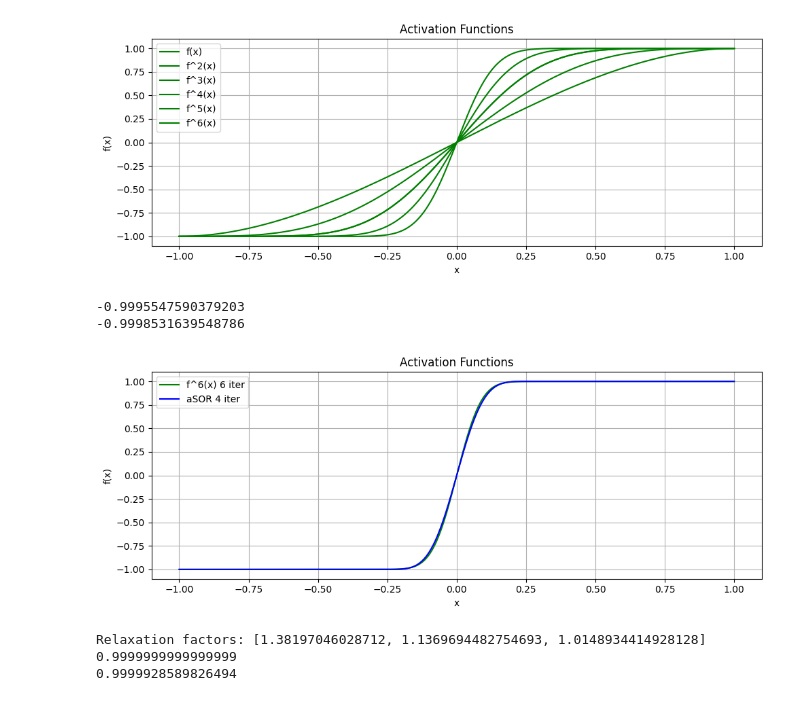
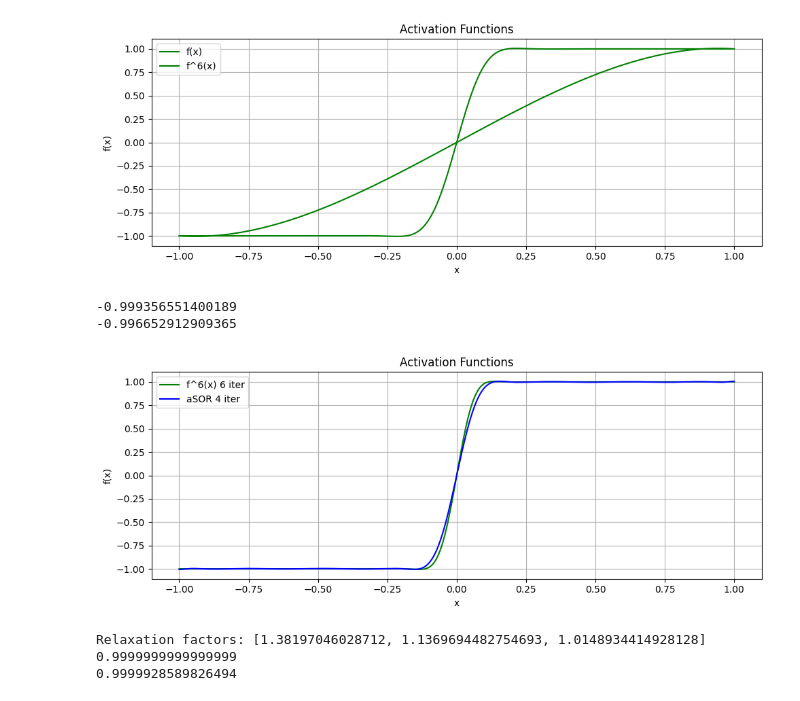
Before and after one commit to haozetao/ckks_llm, a Jupyter notebook: python/nonlinear.ipynb, the cells around one changed output. Saved outputs shown, nothing was run; the diff lists cells and outputs as text; code cells hidden in the pictures.

```diff
--- a/python/nonlinear.ipynb
+++ b/python/nonlinear.ipynb
@@ -1,39 +1,42 @@
 # %%
 
 import matplotlib.pyplot  as plt
 import math
 import numpy as np
 
 # aSOR
 def f(x):
     # return x*(2 - x)
-    return -0.5 * x**3 + 1.5 * x
+    # return -0.5 * x**3 + 1.5 * x
+    return -3/5 * x**3 + 8/5 * x
+    # return -8/19*x**3 + 27/19*x
+    # return -1/6 * x**7 + 7/6 * x
     # return x*(3 - x)**2 / 4
 
 
 fig, (ax1) = plt.subplots(1, 1, figsize=(10, 4))
 
 # Generate x values
 x = np.linspace(-1, 1, 10000)
 # Plot activation functions
 ax1.plot(x, f(x), label='f(x)', color='green')
-ax1.plot(x, f(f(x)), label='f^2(x)', color='green')
-ax1.plot(x, f(f(f(x))), label='f^3(x)', color='green')
-ax1.plot(x, f(f(f(x))), label='f^4(x)', color='green')
-ax1.plot(x, f(f(f(f(x)))), label='f^5(x)', color='green')
+# ax1.plot(x, f(f(x)), label='f^2(x)', color='green')
+# ax1.plot(x, f(f(f(x))), label='f^3(x)', color='green')
+# ax1.plot(x, f(f(f(x))), label='f^4(x)', color='green')
+# ax1.plot(x, f(f(f(f(x)))), label='f^5(x)', color='green')
 ax1.plot(x, f(f(f(f(f(x))))), label='f^6(x)', color='green')
 
 ax1.set_title('Activation Functions')
 ax1.set_xlabel('x')
 ax1.set_ylabel('f(x)')
 ax1.grid(True)
 ax1.legend()
 
 # Adjust layout and display
 plt.tight_layout()
 plt.show()
 # %% [output]
-[figure, old version]
+[figure, new version]
 # %%
 def sign(x, iters):
     for i in range(iters):
@@ -69,9 +72,9 @@ ax1.legend()
 plt.tight_layout()
 plt.show()
 # %% [output]
--0.9995547590379203
--0.9998531639548786
+-0.999356551400189
+-0.996652912909365
-[figure, old version]
+[figure, new version]
 # %%
 def relaxFactor(f, alpha, sigma_i, upper):
     """
```
Also changed, not shown: parts of 5 cells of this notebook, 9 other files.
